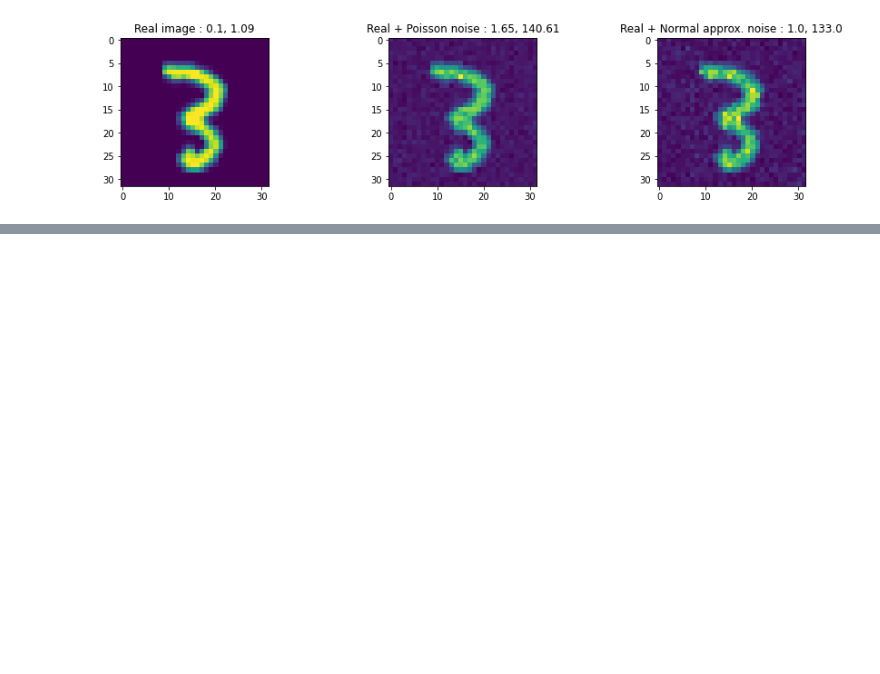
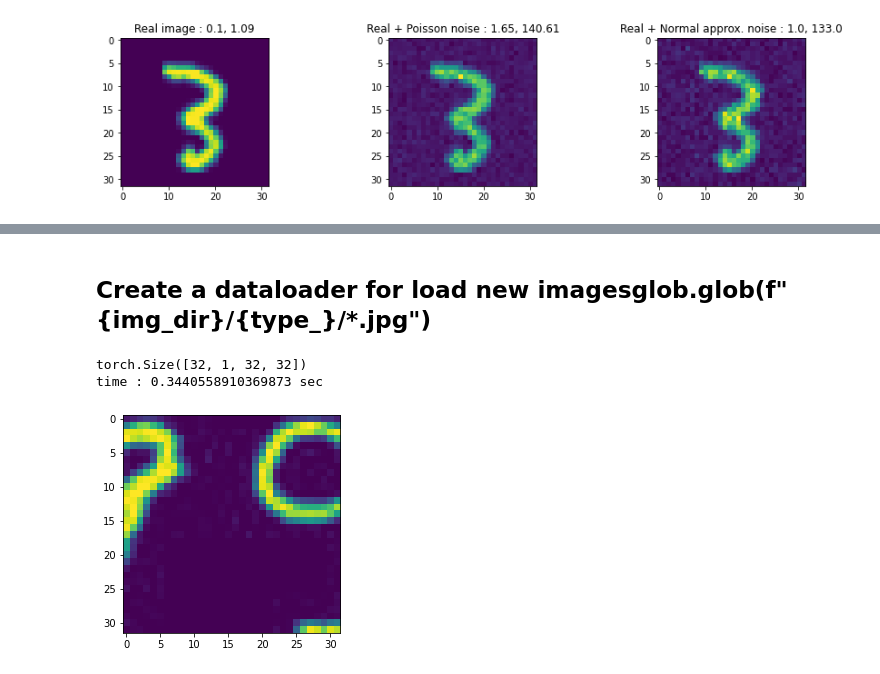
Before and after one commit to dushanw/DabbaMu-DEEP-TFM, a Jupyter notebook: aim2/hyperparameter_analysing.ipynb, the cells around one changed output, grey strips where cells are left out. Drawn from its saved outputs; the diff is of its cells as text; code cells hidden in the pictures; blank space fills up the shorter version.

```diff
--- a/aim2/hyperparameter_analysing.ipynb
+++ b/aim2/hyperparameter_analysing.ipynb
@@ -165,0 +266,47 @@ plt.show()
+# %% [markdown]
+## Create a dataloader for load new imagesglob.glob(f"{img_dir}/{type_}/*.jpg")
+# %%
+import torch
+import matplotlib.pyplot as plt
+import torchvision
+import numpy as np
+from PIL import Image
+import glob
+
+class mnistgrid_getdataset(torch.utils.data.Dataset):
+    def __init__(self, img_size= 32, type_= 'train', img_dir= "/n/home06/udithhaputhanthri/project_udith/datasets/mnistgrid_imgsize(32)"):
+        super(mnistgrid_getdataset, self).__init__()
+        self.img_list = glob.glob(f"{img_dir}/{type_}/*.jpg")
+
+        self.transform = transform=torchvision.transforms.Compose([
+                                torchvision.transforms.ToTensor(),
+                                torchvision.transforms.Normalize((0,), (1,)),
+                                torchvision.transforms.RandomCrop((img_size,img_size), padding=None, pad_if_needed=False, fill=0, padding_mode='constant'),
+                                torchvision.transforms.Grayscale(num_output_channels=1)])
+
+
+    def __len__(self):
+        return len(self.img_list)
+
+    def __getitem__(self, idx):
+        return self.transform(Image.fromarray(plt.imread(self.img_list[idx])))
+# %%
+img_size= 32
+train_loader = torch.utils.data.DataLoader(mnistgrid_getdataset(img_size, 'train'), batch_size=32, shuffle=True, drop_last= True)
+val_loader = torch.utils.data.DataLoader(mnistgrid_getdataset(img_size, 'val'), batch_size=32, shuffle=True, drop_last= True)
+test_loader = torch.utils.data.DataLoader(mnistgrid_getdataset(img_size, 'test'), batch_size=32, shuffle=True, drop_last= True)
+# %%
+import time
+
+start= time.time()
+for x in test_loader:
+    print(x.shape)
+    plt.imshow(x[0,0])
+
+    break
+end= time.time()
+print(f"time : {end- start} sec")
+# %% [output]
+torch.Size([32, 1, 32, 32])
+time : 0.3440558910369873 sec
+[figure, added]
```
Also changed, not shown: parts of 12 cells of this notebook, 1 other file.
